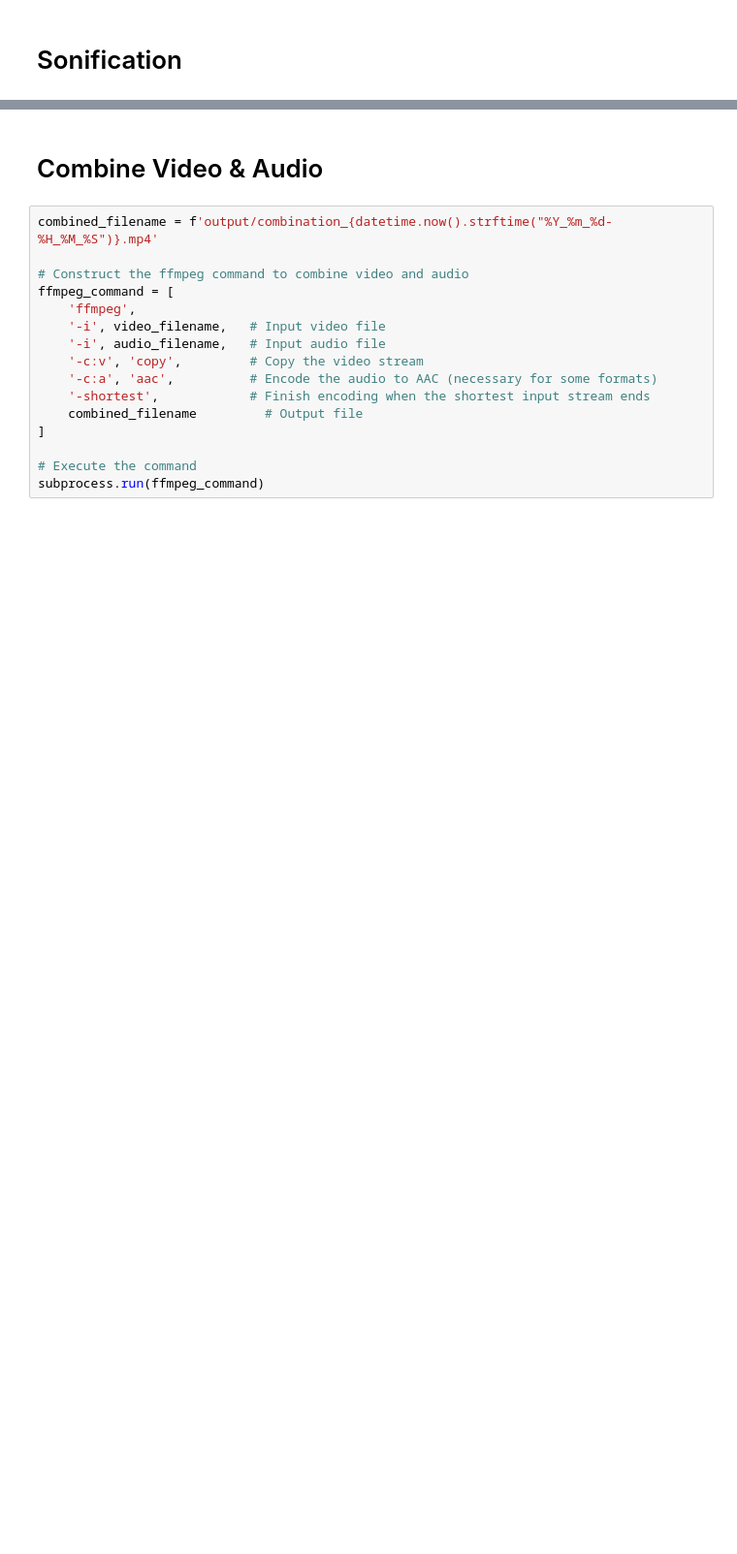
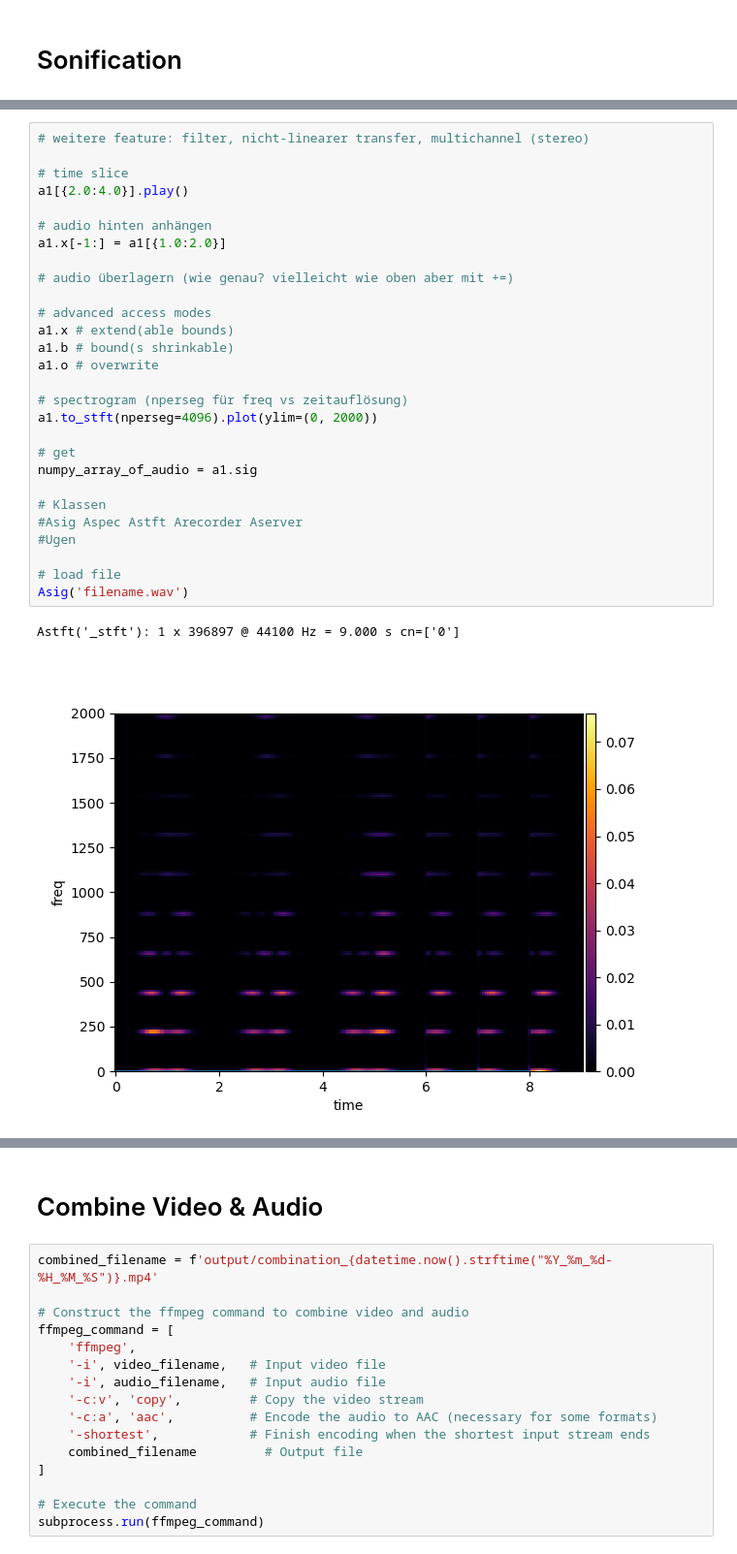
Before and after one commit to jannosch/qsynthi_prototyping, a Jupyter notebook: mapping_2.ipynb, the cells around one changed output, grey strips where cells are left out. Shown at 97% size. Drawn from its saved outputs; the diff is of its cells as text; blank space fills up the shorter version.

```diff
--- a/mapping_2.ipynb
+++ b/mapping_2.ipynb
@@ -146 +207,32 @@ Audio(audio, rate=sample_rate)
+# %%
+# weitere feature: filter, nicht-linearer transfer, multichannel (stereo)
+
+# time slice
+a1[{2.0:4.0}].play()
+
+# audio hinten anhängen
+a1.x[-1:] = a1[{1.0:2.0}]
+
+# audio überlagern (wie genau? vielleicht wie oben aber mit +=)
+
+# advanced access modes
+a1.x # extend(able bounds)
+a1.b # bound(s shrinkable)
+a1.o # overwrite
+
+# spectrogram (nperseg für freq vs zeitauflösung)
+a1.to_stft(nperseg=4096).plot(ylim=(0, 2000))
+
+# get
+numpy_array_of_audio = a1.sig
+
+# Klassen
+#Asig Aspec Astft Arecorder Aserver
+#Ugen
+
+# load file
+Asig('filename.wav')
+# %% [output]
+Astft('_stft'): 1 x 396897 @ 44100 Hz = 9.000 s cn=['0']
+[figure, added]
 # %%
```
Also changed, not shown: parts of 16 cells of this notebook.
